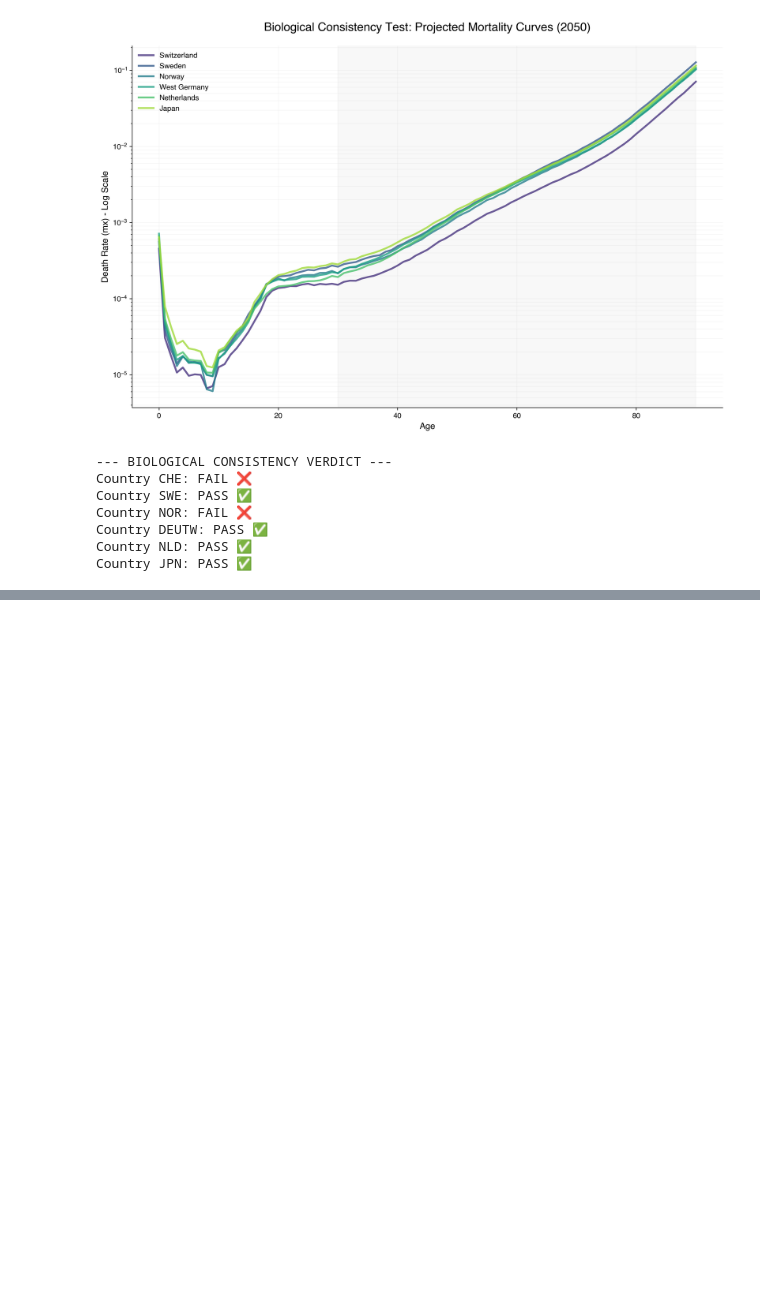
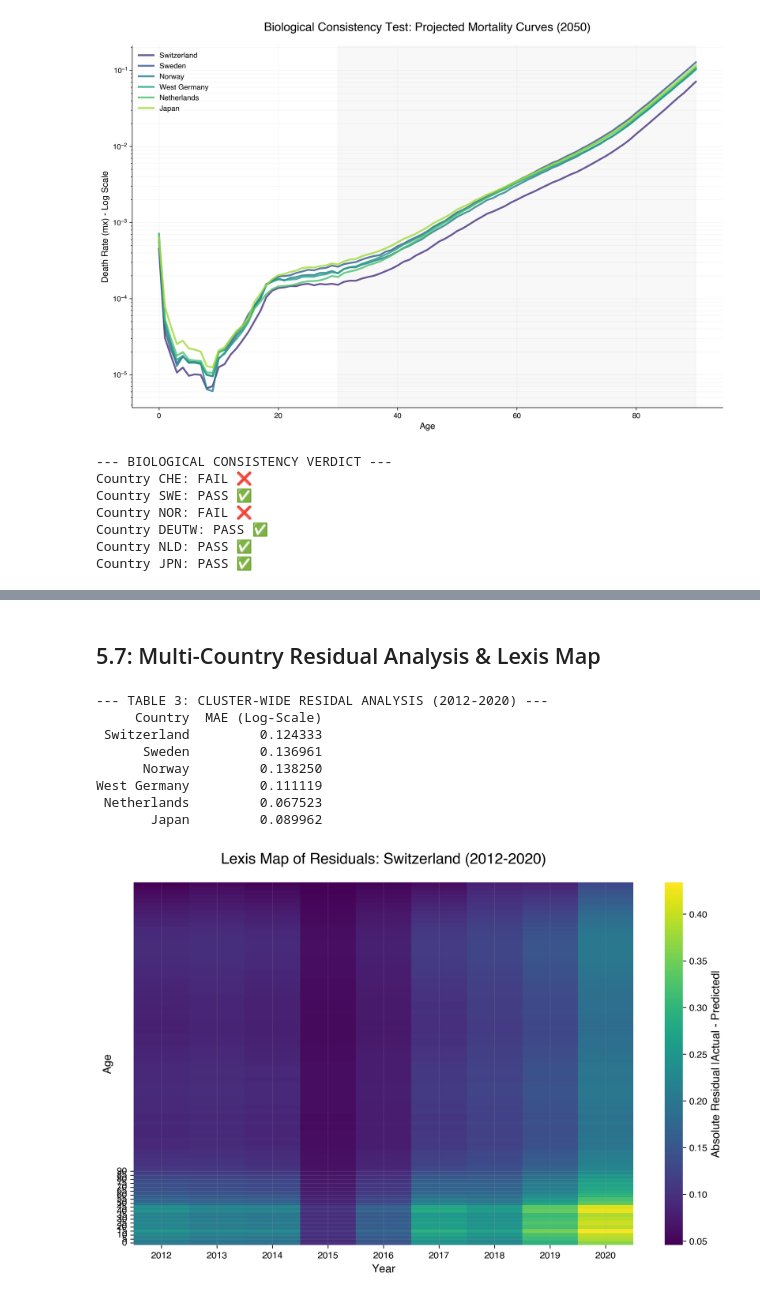
Before and after one commit to davide-rindori/Actuarial-DS-Portfolio, a Jupyter notebook: 04_Multi_Population_Longevity_XAI/notebooks/05_actuarial_stress_testing_validation.ipynb, the cells around one changed output, grey strips where cells are left out. Saved outputs shown, nothing was run; the diff lists cells and outputs as text; code cells hidden in the pictures; blank space fills up the shorter version.

```diff
--- a/04_Multi_Population_Longevity_XAI/notebooks/05_actuarial_stress_testing_validation.ipynb
+++ b/04_Multi_Population_Longevity_XAI/notebooks/05_actuarial_stress_testing_validation.ipynb
@@ -312,0 +410,79 @@ Country JPN: PASS ✅
+# %% [markdown]
+## 5.7: Multi-Country Residual Analysis & Lexis Map
+# %%
+# Title: Cell 5.7 - Cluster-wide Statistical Exhaustiveness & Lexis Map (Pillar 3)
+
+import numpy as np
+import seaborn as sns
+import matplotlib.pyplot as plt
+import pandas as pd
+import os
+
+# 1. Apply Style & Load Data
+COUNTRIES_DICT = set_style()
+BENCH_PATH = os.path.join(PROCESSED_DATA_DIR, "benchmarking_factors.npz")
+
+with np.load(BENCH_PATH, allow_pickle=True) as data:
+    Ax = data['Ax']
+    Bx_common = data['Bx_common']
+    kt_common_real = data['kt_common']
+    kt_spec_real = data['kt_specific_matrix']
+    hist_years = data['years']
+
+val_years = hist_years[-9:]
+cluster_errors = []
+
+# 2. Loop through all countries for Statistical Reporting
+for idx, code in enumerate(country_codes):
+    # Reconstruct ACTUAL
+    actual_log_mx = (Ax[:, idx].reshape(-1, 1) +
+                     (Bx_common.reshape(-1, 1) * kt_common_real[-9:]) +
+                     (kt_spec_real[-9:, idx] / 91))
+
+    # Retrieve PREDICTED (LSTM Median)
+    Kt_pred = np.median(sims_levels[:, :9, 0], axis=0)
+    kt_pred = np.median(sims_levels[:, :9, idx + 1], axis=0)
+
+    pred_log_mx = (Ax[:, idx].reshape(-1, 1) +
+                   (Bx_common.reshape(-1, 1) * Kt_pred) +
+                   (kt_pred / 91))
+
+    # Calculate Residuals
+    res_abs = np.abs(actual_log_mx - pred_log_mx)
+    mae = np.mean(res_abs)
+
+    cluster_errors.append({'Country': COUNTRIES_DICT[code], 'MAE (Log-Scale)': mae})
+
+    # Save residuals for Switzerland for plotting
+    if code == 'CHE':
+        che_residuals = res_abs
+
+# 3. Display Cluster Error Table
+df_errors = pd.DataFrame(cluster_errors)
+print("\n--- TABLE 3: CLUSTER-WIDE RESIDAL ANALYSIS (2012-2020) ---")
+print(df_errors.to_string(index=False))
+
+# 4. Plot Lexis Map (Switzerland Focus)
+plt.figure()
+sns.heatmap(che_residuals, cmap="viridis",
+            xticklabels=val_years.astype(int),
+            yticklabels=np.arange(0, 91, 5),
+            cbar_kws={'label': 'Absolute Residual |Actual - Predicted|'})
+
+plt.title(f"Lexis Map of Residuals: {COUNTRIES_DICT['CHE']} (2012-2020)")
+plt.xlabel("Year")
+plt.ylabel("Age")
+plt.gca().invert_yaxis()
+
+plt.savefig(f"{FIGURES_DIR}fig16_lexis_map_residuals_CHE.png")
+plt.show()
+# %% [output]
+--- TABLE 3: CLUSTER-WIDE RESIDAL ANALYSIS (2012-2020) ---
+     Country  MAE (Log-Scale)
+ Switzerland         0.124333
+      Sweden         0.136961
+      Norway         0.138250
+West Germany         0.111119
+ Netherlands         0.067523
+       Japan         0.089962
+[figure, added]
```
Also changed, not shown: parts of 4 cells of this notebook, 5 other files.
